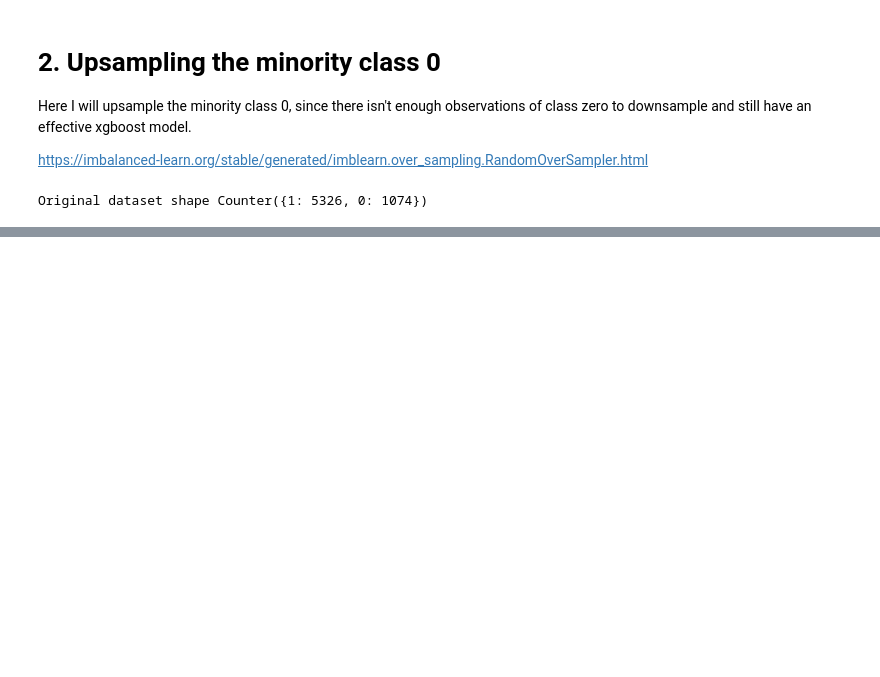
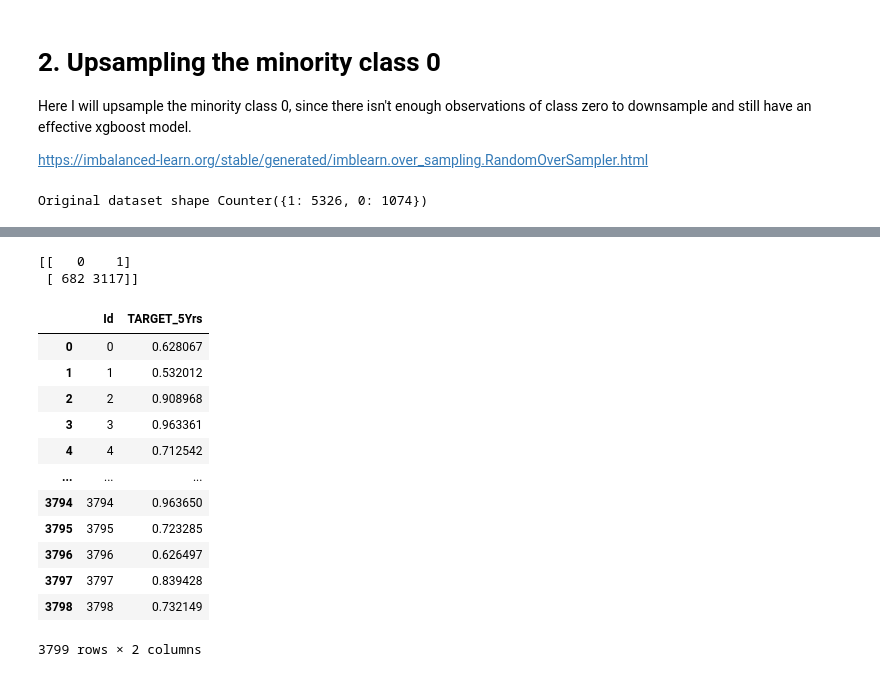
Before and after one commit to Reasmey/adsi_group2leftfeet, a Jupyter notebook: notebooks/data_sampling.ipynb, the cells around one changed output, grey strips where cells are left out. Saved outputs shown, nothing was run; the diff lists cells and outputs as text; code cells hidden in the pictures; blank space fills up the shorter version.

```diff
--- a/notebooks/data_sampling.ipynb
+++ b/notebooks/data_sampling.ipynb
@@ -372,0 +691,9 @@ Requirement already satisfied, skipping upgrade: scipy>=0.17.0 in /opt/conda/lib
+# %%
+xgboost_best = XGBClassifier(
+    max_depth = best['max_depth'],
+    learning_rate = best['learning_rate'],
+    min_child_weight = best['min_child_weight'],
+    subsample = best['subsample'],
+    colsample_bytree = best['colsample_bytree'],
+    reg_lambda = best['reg_lambda']
+)
@@ -372,0 +712,4 @@ Requirement already satisfied, skipping upgrade: scipy>=0.17.0 in /opt/conda/lib
+# %%
+# train model with new over-sampled data
+
+model_xgb_smoteus_ho = xgboost_best.fit(X_smote_us, y_smote_us)
@@ -372,0 +776,4 @@ Requirement already satisfied, skipping upgrade: scipy>=0.17.0 in /opt/conda/lib
+# %%
+# create an output for kaggle testing anyway.
+y_test_preds = model_xgb_smoteus_ho.predict(X_test)
+y_test_preds_prob = model_xgb_smoteus_ho.predict_proba(X_test)
@@ -372,0 +792,6 @@ Requirement already satisfied, skipping upgrade: scipy>=0.17.0 in /opt/conda/lib
+# %%
+unique_elements, counts_elements = np.unique(y_test_preds, return_counts=True)
+print(np.asarray((unique_elements, counts_elements)))
+# %% [output]
+[[   0    1]
+ [ 682 3117]]
@@ -372,0 +800,18 @@ Requirement already satisfied, skipping upgrade: scipy>=0.17.0 in /opt/conda/lib
+# %%
+output = create_output(y_test_preds_prob)
+# %%
+output
+# %% [output]
+|  | Id | TARGET_5Yrs |
+| 0 | 0 | 0.628067 |
+| 1 | 1 | 0.532012 |
+| 2 | 2 | 0.908968 |
+| 3 | 3 | 0.963361 |
+| 4 | 4 | 0.712542 |
+| ... | ... | ... |
+| 3794 | 3794 | 0.963650 |
+| 3795 | 3795 | 0.723285 |
+| 3796 | 3796 | 0.626497 |
+| 3797 | 3797 | 0.839428 |
+| 3798 | 3798 | 0.732149 |
+3799 rows × 2 columns
```
Also changed, not shown: parts of 71 cells of this notebook, 9 other files.
